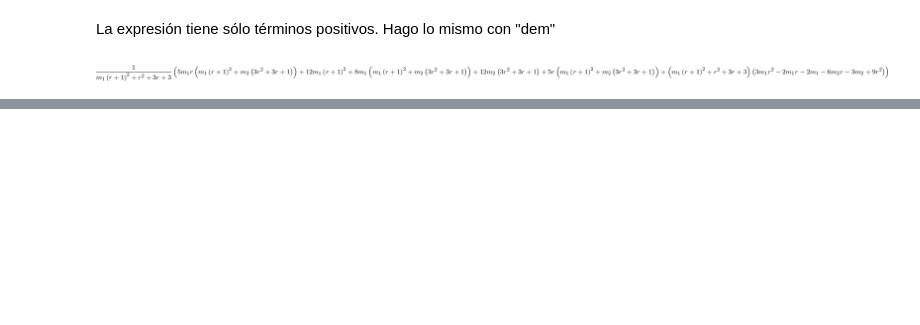
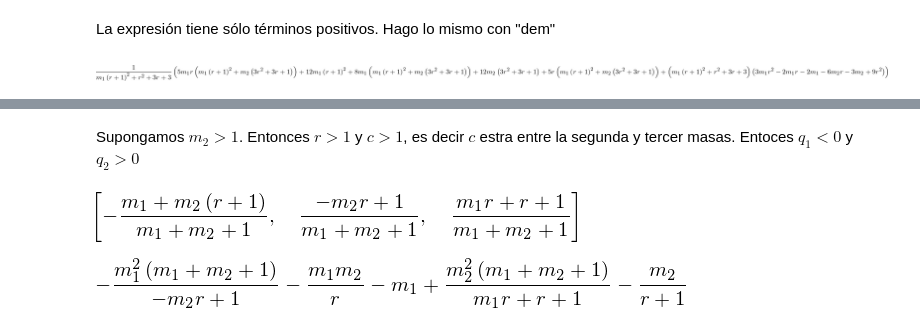
Before and after one commit to fdmazzone/ArchivosProyecto, a Jupyter notebook: MEcanica Celeste/concavidad.ipynb, the cells around one changed output, grey strips where cells are left out. Saved outputs shown, nothing was run; the diff lists cells and outputs as text; code cells hidden in the pictures; blank space fills up the shorter version.

```diff
--- a/MEcanica Celeste/concavidad.ipynb
+++ b/MEcanica Celeste/concavidad.ipynb
@@ -88,0 +102,13 @@ También aparecen sólo términos positivos. Por consiguiente se llega a lo que
+# %%
+var('r',positive=True) #introducimos la suposicion r>0
+x=[0,1,1+r]#posiciones
+c=sum([m[j]*x[j]/sum(m) for j in range(3)]) #centro masas
+q=[(h-c).simplify() for h in x] #coordenadas varicentricas
+U=sum([ sum([m[i]*m[j]/abs(x[i]-x[j]) for i in range(j) ]) for j in range(3)]) #potencial
+Q=[m[i]**2/abs(q[i]) for i in range(3)]
+# %% [markdown]
+Supongamos $m_2>1$. Entonces $r>1$ y $c>1$, es decir $c$ estra entre la segunda y tercer masas. Entoces $q_1<0$ y $q_2>0$
+# %%
+q
+# %% [output]
+[figure, added]
@@ -88,0 +117,5 @@ También aparecen sólo términos positivos. Por consiguiente se llega a lo que
+# %%
+Exp=-U+Q
+Exp
+# %% [output]
+[figure, added]
```
Also changed, not shown: parts of 37 cells of this notebook.
